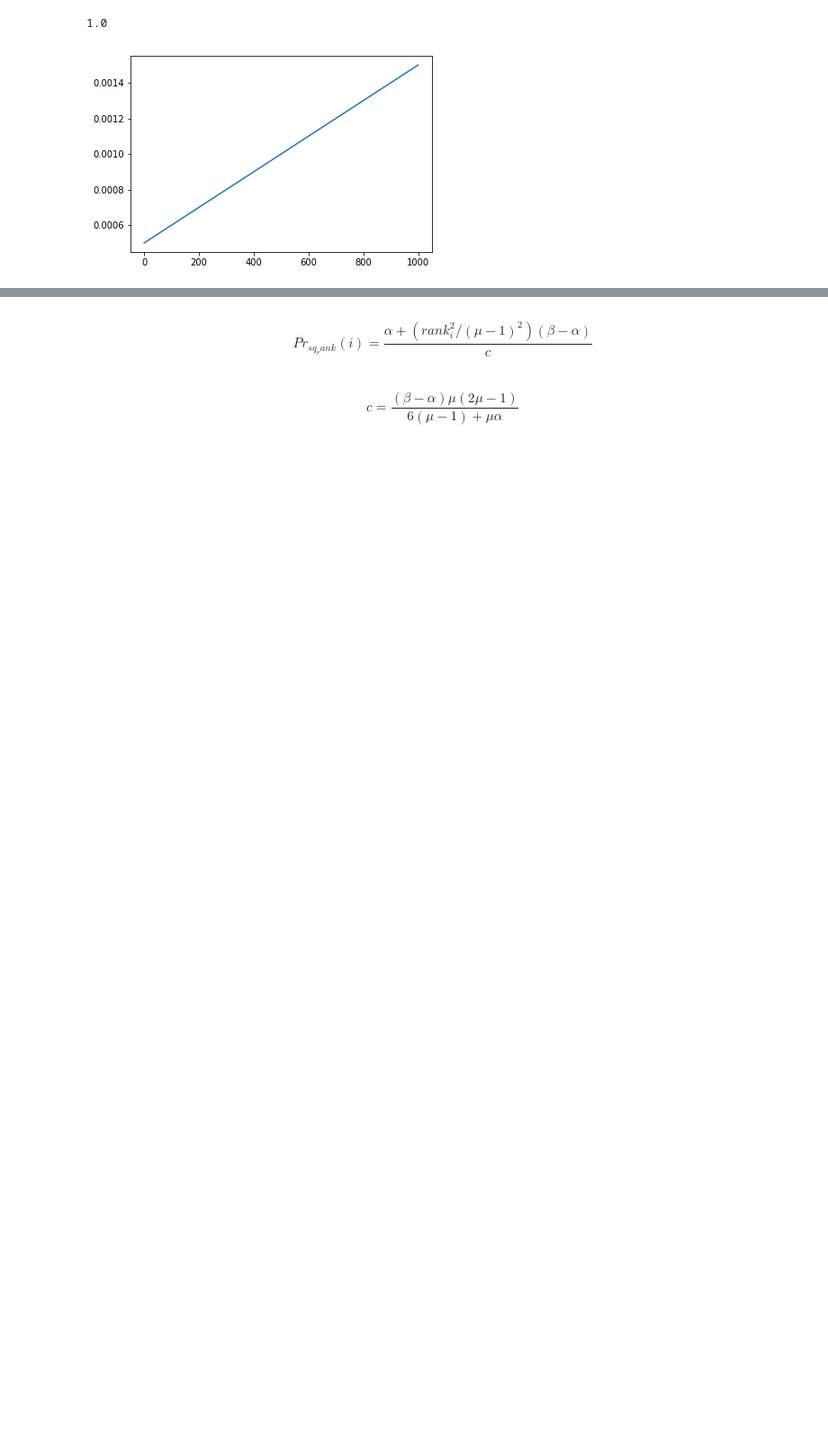
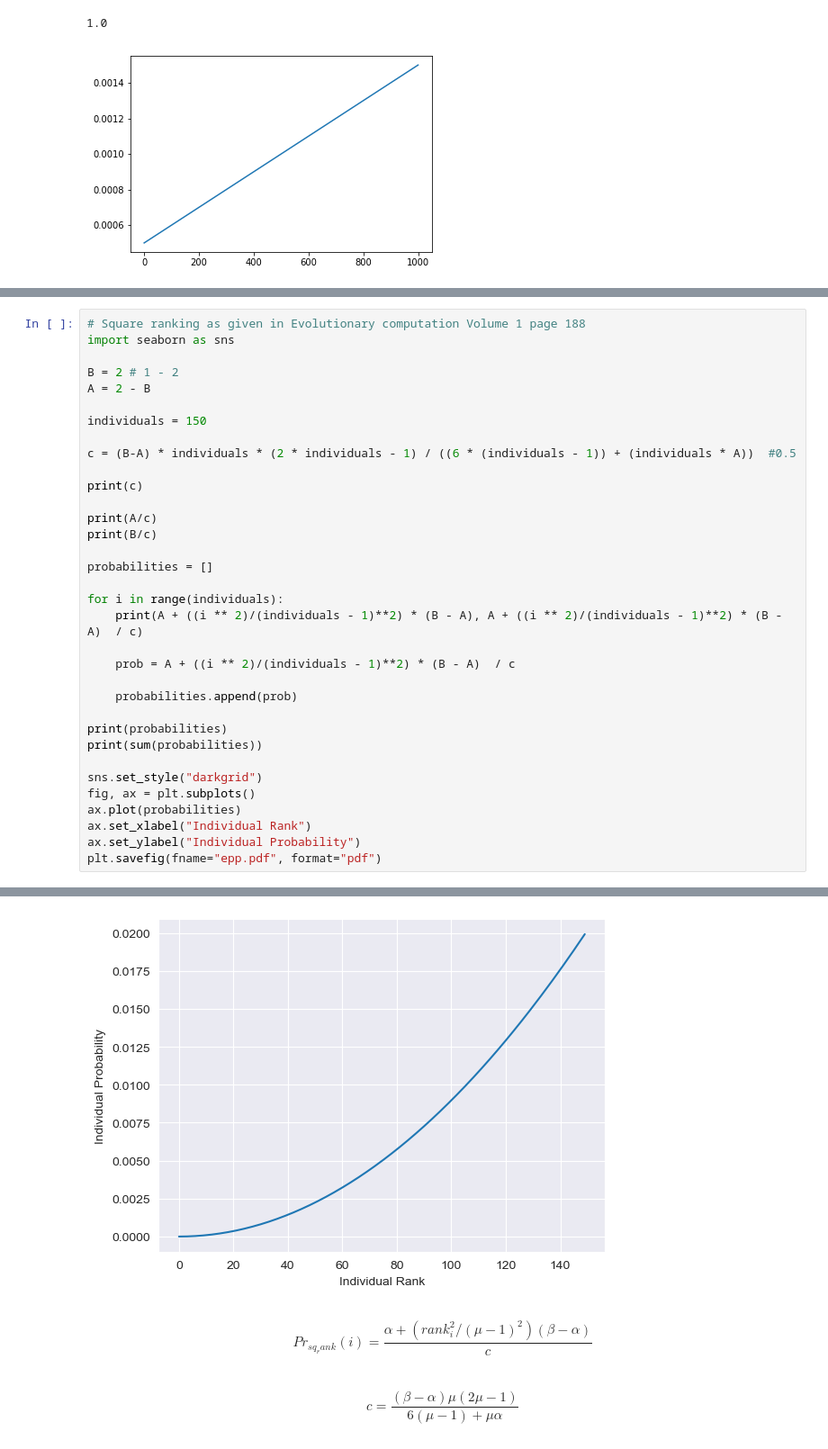
Before and after one commit to jareddrayton/ASECP, a Jupyter notebook: jupyter_notebooks/ranking_examples.ipynb, the cells around one changed output, grey strips where cells are left out. Shown: that part at 90% size. Drawn from its saved outputs; the diff is of its cells as text; blank space fills up the shorter version.

```diff
--- a/jupyter_notebooks/ranking_examples.ipynb
+++ b/jupyter_notebooks/ranking_examples.ipynb
@@ -118,0 +119,35 @@ plt.show()
+# %%
+# Square ranking as given in Evolutionary computation Volume 1 page 188
+import seaborn as sns
+
+B = 2 # 1 - 2
+A = 2 - B
+
+individuals = 150
+
+c = (B-A) * individuals * (2 * individuals - 1) / ((6 * (individuals - 1)) + (individuals * A))  #0.5
+
+print(c)
+
+print(A/c)
+print(B/c)
+
+probabilities = []
+
+for i in range(individuals):
+    print(A + ((i ** 2)/(individuals - 1)**2) * (B - A), A + ((i ** 2)/(individuals - 1)**2) * (B - A)  / c)
+
+    prob = A + ((i ** 2)/(individuals - 1)**2) * (B - A)  / c
+
+    probabilities.append(prob)
+
+print(probabilities)
+print(sum(probabilities))
+
+sns.set_style("darkgrid")
+fig, ax = plt.subplots()
+ax.plot(probabilities)
+ax.set_xlabel("Individual Rank")
+ax.set_ylabel("Individual Probability")
+plt.savefig(fname="epp.pdf", format="pdf")
+# %% [output]
@@ -119,3 +171,4 @@ plt.show()
+[figure, added]
 # %% [markdown]
 $$ Pr_{sq_rank}(i) = \frac{\alpha + (rank_{i}^{2} / (\mu - 1)^{2}) (\beta - \alpha) } {c} $$
 # %% [markdown]
```
Also changed, not shown: parts of 4 cells of this notebook, 10 other files.
